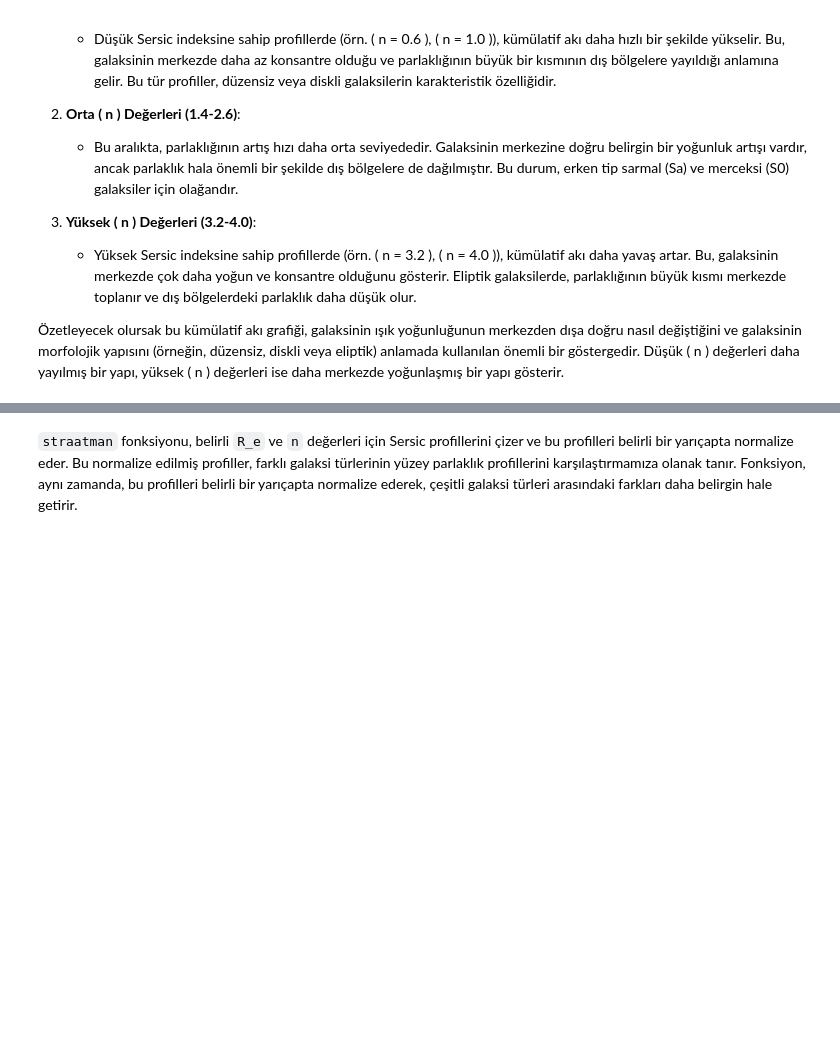
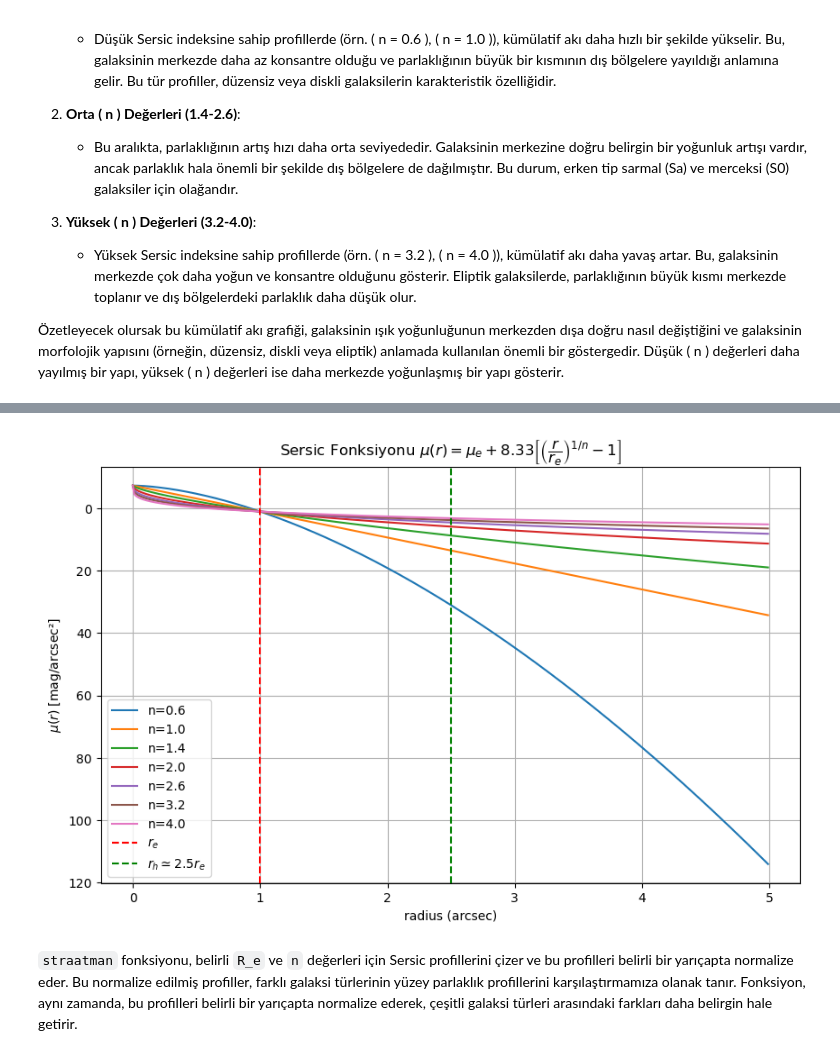
Before and after one commit to ebupi/galaxies-and-cosmology, a Jupyter notebook: sersic.ipynb, the cells around one changed output, grey strips where cells are left out. Cells and saved outputs as stored; diff of their text form; code cells hidden in the pictures; blank space fills up the shorter version.

```diff
--- a/sersic.ipynb
+++ b/sersic.ipynb
@@ -251,3 +298,30 @@ Grafiğin şu şekilde yorumlayabiliriz:
+# %%
+r_e = 1  # r_e değeri sabit olarak alınabilir veya kullanıcıdan alınabilir
+re = 1  # Etkin yarıçap, burada sabit olarak belirlendi
+rh = 2.5 * re  # Holmberg yarıçapı, etkin yarıçaptan 2.5 kat daha büyük kabul edilir
+
+# Grafik oluşturma
+plt.figure(figsize=(10, 6))
+
+for n in n_values:
+    mu = sersic_mu(r, n, mu_e)
+    plt.plot(r, mu, label=f'n={n}')
+
+# Dikey çizgiler eklemek için re ve rh değerlerini kullanıyoruz
+plt.axvline(x=re, color='red', linestyle='--', label=r'$r_e$')
+plt.axvline(x=rh, color='green', linestyle='--', label=r'$r_{h}\simeq 2.5 r_e$')
+
+# Y eksenini ters çevirme parlaklık ters ilişkisi
+plt.gca().invert_yaxis()
+
+plt.xlabel('radius (arcsec)')
+plt.ylabel('$\mu(r)$ [mag/arcsec²]')
+plt.title(r'Sersic Fonksiyonu $\mu(r) = \mu_e + 8.33 \left[ \left( \dfrac{r}{r_e} \right)^{1/n} -1 \right]$')
+plt.legend()
+plt.grid(True)
+plt.show()
+# %% [output]
+[figure, added]
 # %% [markdown]
 `straatman` fonksiyonu, belirli `R_e` ve `n` değerleri için Sersic profillerini çizer ve bu profilleri belirli bir yarıçapta normalize eder. Bu normalize edilmiş profiller, farklı galaksi türlerinin yüzey parlaklık profillerini karşılaştırmamıza olanak tanır. Fonksiyon, aynı zamanda, bu profilleri belirli bir yarıçapta normalize ederek, çeşitli galaksi türleri arasındaki farkları daha belirgin hale getirir.
 # %%
```
Also changed, not shown: parts of 13 cells of this notebook.
